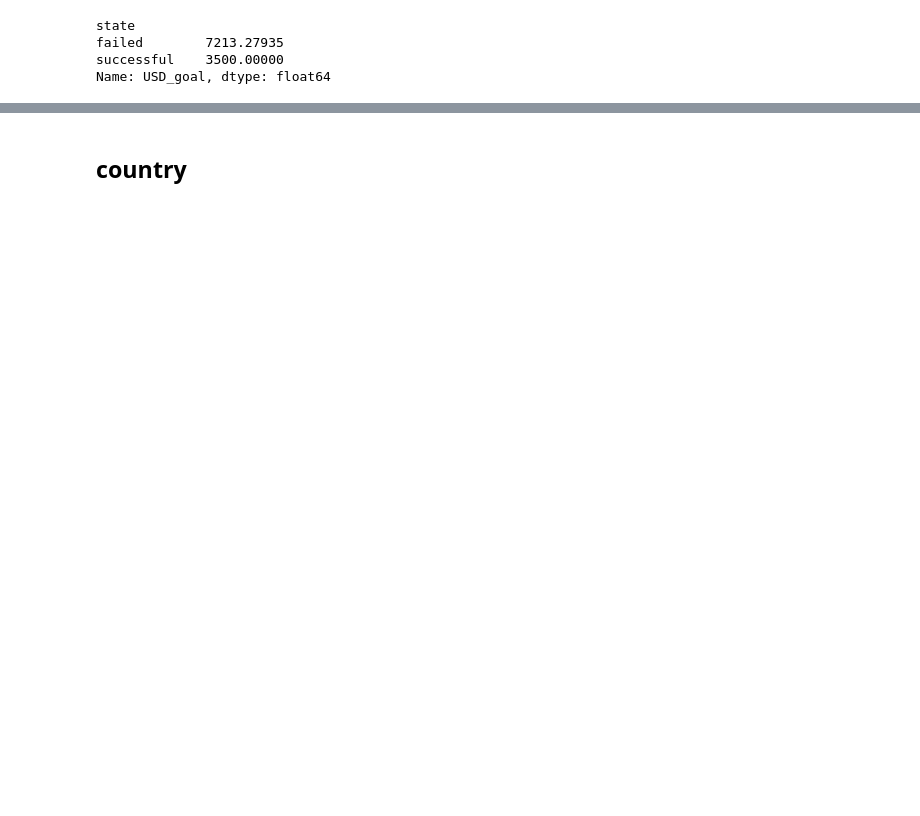
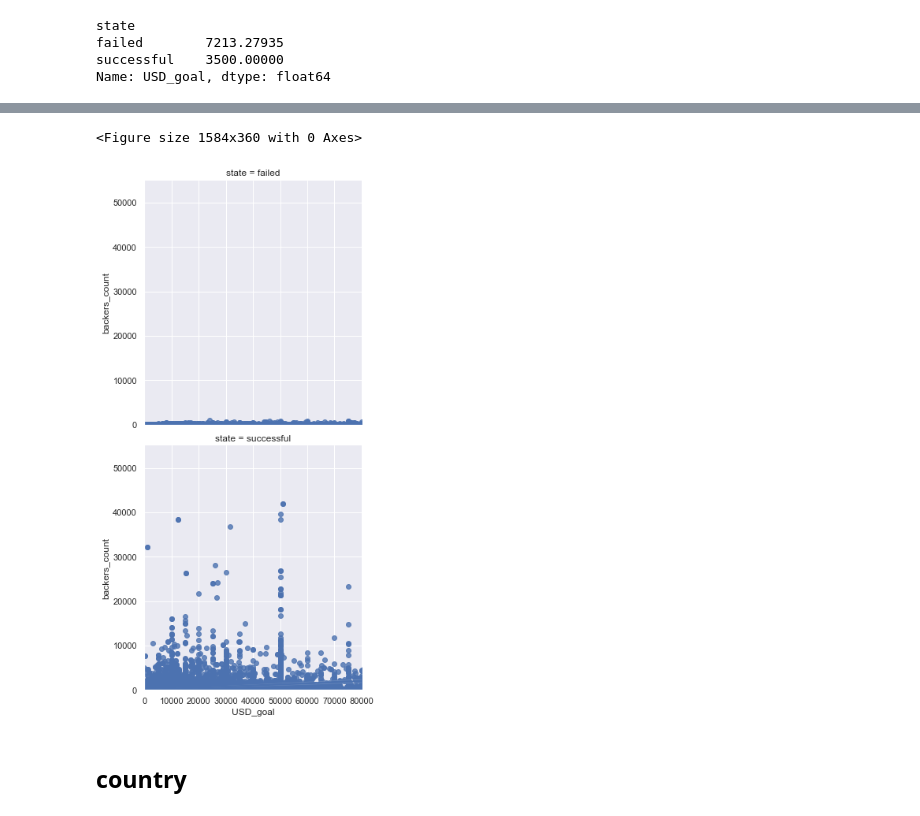
Before and after one commit to MarvinAhoi/Kickstarter-Project-2020, a Jupyter notebook: DS-Project-2_Kickstarter.ipynb, the cells around one changed output, grey strips where cells are left out. Drawn from its saved outputs; the diff is of its cells as text; code cells hidden in the pictures; blank space fills up the shorter version.

```diff
--- a/DS-Project-2_Kickstarter.ipynb
+++ b/DS-Project-2_Kickstarter.ipynb
@@ -912,4 +914,12 @@ sns.barplot(x="state", y="USD_goal", data=train_data, estimator=median)
 [figure]
+# %%
+plt.figure(figsize=(22,5))
+ax= sns.lmplot(x="USD_goal", y="backers_count", row="state",data=train_data)
+ax.set(ylim=(0, 55000))
+ax.set(xlim=(0, 80000));
+# %% [output]
+<Figure size 1584x360 with 0 Axes>
+[figure, added]
 # %% [markdown]
 ## country
 # %%
```
Also changed, not shown: parts of 51 cells of this notebook.
